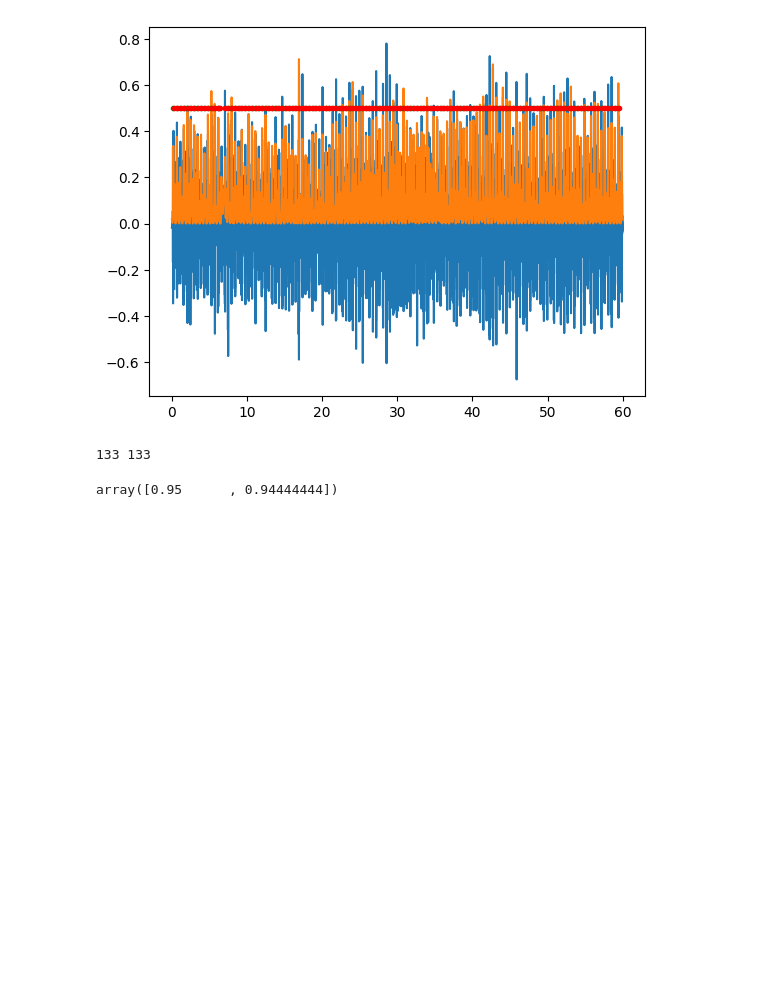
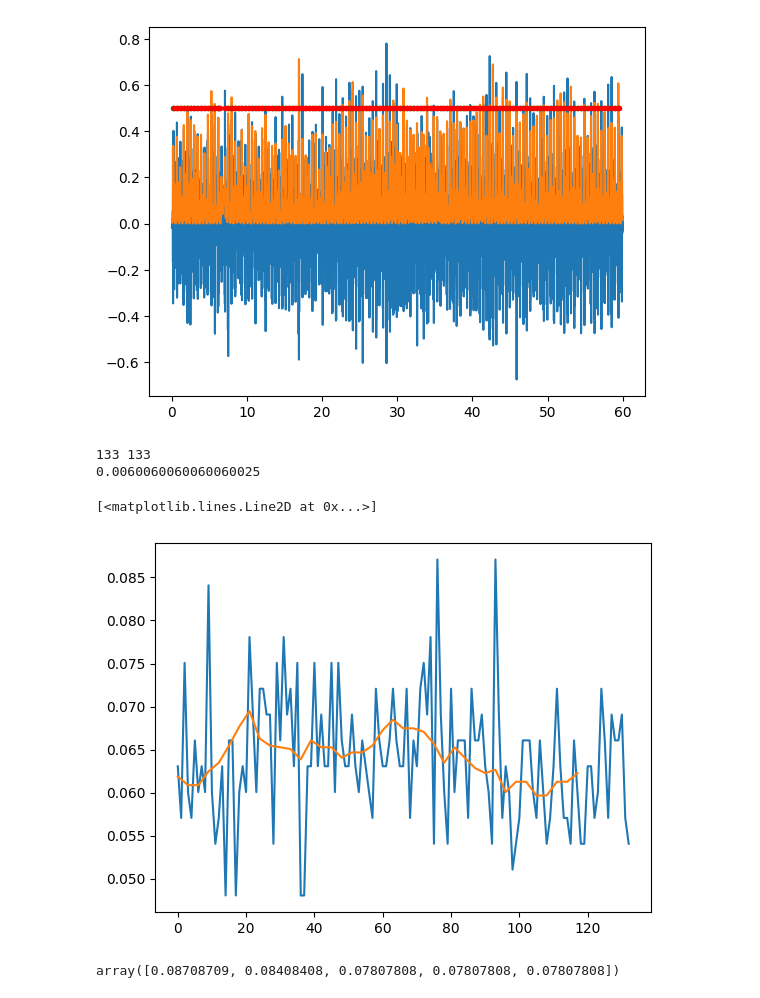
Before and after one commit to mulkr/pyPCG-toolbox, a Jupyter notebook: testing_sandbox.ipynb, the cells around one changed output. Drawn from its saved outputs; the diff is of its cells as text; code cells hidden in the pictures; blank space fills up the shorter version.

```diff
--- a/testing_sandbox.ipynb
+++ b/testing_sandbox.ipynb
@@ -67,22 +72,34 @@ plt.plot(en/h_bp.fs,np.ones_like(en)*0.5,'r.')
 # %%
 import pyPCG.features as ftr
+import pyPCG.stats as stats
 
 print(len(st),len(en))
-# print(ftr.time_delta(st,en,h_bp))
-# print(ftr.ramp_time(st,en,h_bp))
-# print(ftr.ramp_time(st,en,h_bp,type="exit"))
-# print(ftr.zero_cross_rate(st,en,wt_bp))
-# print(ftr.peak_width(st,en,h_bp,factor=0.8)) #convert to ms?
-# print(ftr.peak_centroid(st,en,h_bp))
-# print(ftr.max_freq(st,en,wt_bp,nfft=1024))
-# print(ftr.spectral_width(st,en,wt_bp,nfft=1024)) #convert to Hz?
-# print(ftr.spectral_centroid(st,en,wt_bp,nfft=1024))
-s1_cwt = ftr.max_cwt(st,en,wt_bp)
+test_ftr = ftr.time_delta(st,en,h_bp)
+# test_ftr = ftr.ramp_time(st,en,h_bp)
+# ftr.ramp_time(st,en,h_bp,type="exit")
+# test_ftr = ftr.zero_cross_rate(st,en,wt_bp)
+# ftr.peak_width(st,en,h_bp,factor=0.8) #convert to ms?
+# ftr.peak_centroid(st,en,h_bp)
+# test_ftr,_ = ftr.max_freq(st,en,wt_bp,nfft=1024)
+# ftr.spectral_width(st,en,wt_bp,nfft=1024) #convert to Hz?
+# temp = ftr.spectral_centroid(st,en,wt_bp,nfft=1024)
+# test_ftr = np.array(temp)
+
+m = stats.mean(test_ftr)
+# trim = stats.trim_transform(test_ftr,5)
+trim = stats.outlier_remove_transform(test_ftr)
+print(trim)
+# print(len(test_ftr),len(trim))
+loc, win = stats.window_operator(test_ftr,15,stats.mean,0.8)
+plt.plot(test_ftr)
+plt.plot(loc,win)
 # %% [output]
 133 133
+0.0060060060060060025
+[<matplotlib.lines.Line2D at 0x...>]
+[figure, added]
-# %%
-x = [1,-1,1,-1,1,-1,1,-1,1,-1,1]
-d = pcg.pcg_signal(np.array(x))
-ftr.zero_cross_rate(np.array([0,0]),np.array([10,9]),d)
-# %% [output]
-array([0.95      , 0.94444444])
+# %%
+A = [0.06306306,0.05705706,0.07507508,0.06006006,0.05705706,0.06606607,0.06006006,0.06306306,0.06006006,0.08408408,0.06006006,0.05405405,0.05705706,0.06306306,0.04804805,0.06606607,0.06606607,0.04804805,0.06006006,0.06306306,0.06006006,0.07807808,0.06906907,0.06006006,0.07207207,0.07207207,0.06906907,0.06906907,0.05405405,0.07507508,0.06606607,0.07807808,0.06906907,0.07207207,0.06306306,0.07507508,0.04804805,0.04804805,0.06306306,0.06306306,0.07507508,0.06306306,0.06906907,0.06306306,0.06306306,0.07507508,0.06006006,0.07507508,0.06606607,0.06306306,0.06306306,0.06906907,0.06306306,0.06006006,0.06606607,0.06306306,0.06006006,0.05705706,0.07207207,0.06606607,0.06306306,0.06306306,0.06606607,0.07207207,0.06606607,0.06306306,0.06306306,0.07207207,0.05705706,0.06606607,0.06306306,0.07207207,0.07507508,0.06906907,0.07807808,0.05405405,0.08708709,0.06906907,0.06006006,0.05405405,0.07207207,0.06006006,0.06606607,0.06606607,0.06606607,0.05705706,0.07207207,0.06606607,0.06606607,0.06906907,0.06306306,0.06006006,0.05405405,0.08708709,0.06906907,0.05705706,0.06306306,0.06006006,0.05105105,0.05405405,0.05705706,0.06606607,0.06606607,0.06606607,0.06006006,0.05705706,0.06606607,0.06006006,0.05405405,0.05705706,0.06306306,0.07207207,0.06306306,0.05705706,0.05705706,0.05405405,0.06606607,0.06006006,0.05405405,0.05405405,0.06306306,0.06306306,0.05705706,0.06006006,0.07207207,0.06606607,0.05705706,0.06906907,0.06606607,0.06606607,0.06906907,0.05705706,0.05405405]
+stats.max(np.array(A),k=5)
+# %% [output]
+array([0.08708709, 0.08408408, 0.07807808, 0.07807808, 0.07807808])
```
Also changed, not shown: parts of 5 cells of this notebook, 6 other files.
